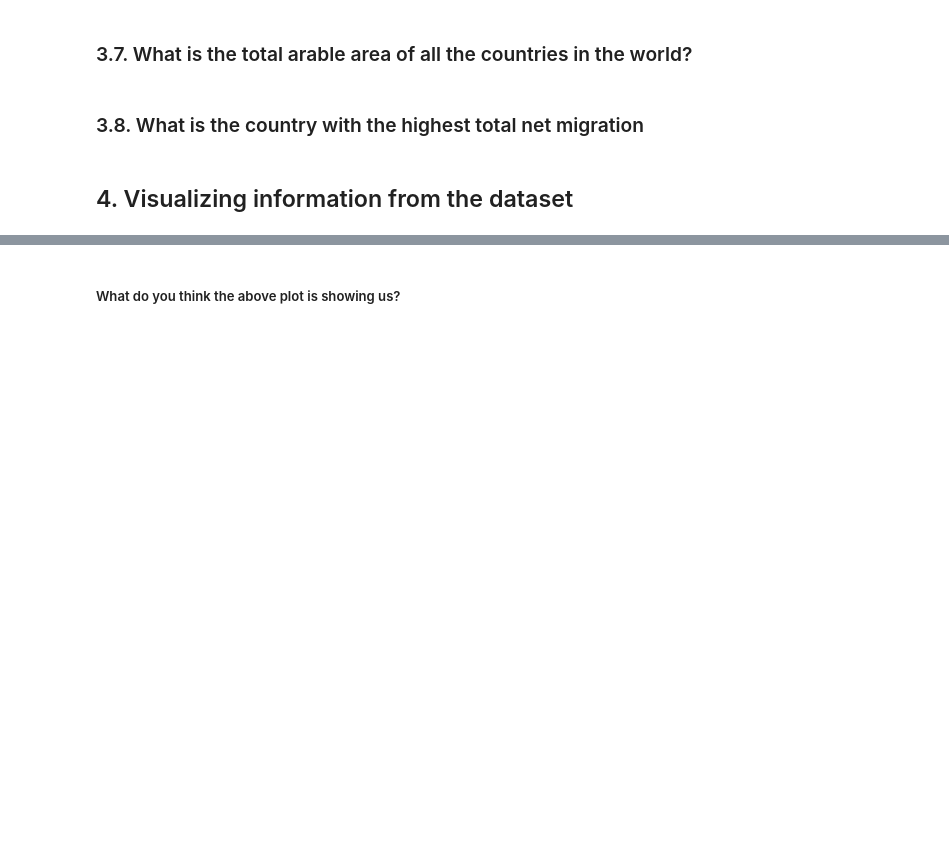
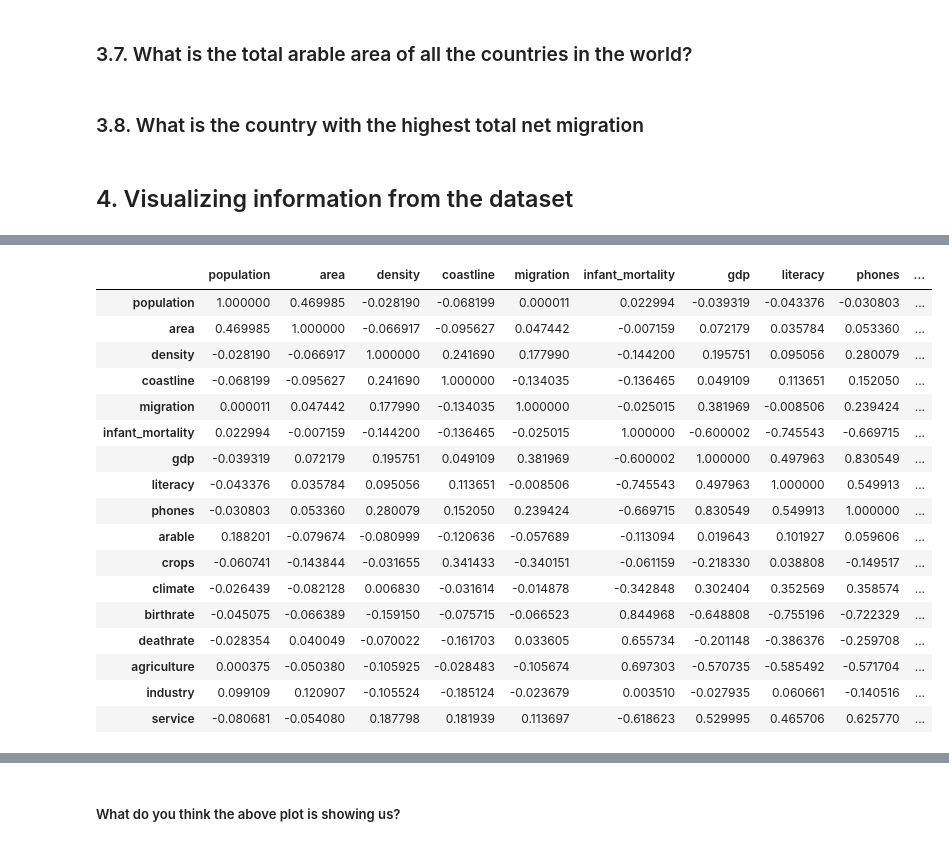
Before and after one commit to sraktale/pygn, a Jupyter notebook: sessions/2/Data Science Intro.ipynb, the cells around one changed output, grey strips where cells are left out. Cells and saved outputs as stored; diff of their text form; code cells hidden in the pictures; blank space fills up the shorter version.

```diff
--- a/sessions/2/Data Science Intro.ipynb
+++ b/sessions/2/Data Science Intro.ipynb
@@ -275,0 +284,22 @@ Some common types of data visualization:
+# %%
+#Lets look at the dataset correlation map.
+data.corr()
+# %% [output]
+|  | population | area | density | coastline | migration | infant_mortality | gdp | literacy | phones | ... |
+| population | 1.000000 | 0.469985 | -0.028190 | -0.068199 | 0.000011 | 0.022994 | -0.039319 | -0.043376 | -0.030803 | ... |
+| area | 0.469985 | 1.000000 | -0.066917 | -0.095627 | 0.047442 | -0.007159 | 0.072179 | 0.035784 | 0.053360 | ... |
+| density | -0.028190 | -0.066917 | 1.000000 | 0.241690 | 0.177990 | -0.144200 | 0.195751 | 0.095056 | 0.280079 | ... |
+| coastline | -0.068199 | -0.095627 | 0.241690 | 1.000000 | -0.134035 | -0.136465 | 0.049109 | 0.113651 | 0.152050 | ... |
+| migration | 0.000011 | 0.047442 | 0.177990 | -0.134035 | 1.000000 | -0.025015 | 0.381969 | -0.008506 | 0.239424 | ... |
+| infant_mortality | 0.022994 | -0.007159 | -0.144200 | -0.136465 | -0.025015 | 1.000000 | -0.600002 | -0.745543 | -0.669715 | ... |
+| gdp | -0.039319 | 0.072179 | 0.195751 | 0.049109 | 0.381969 | -0.600002 | 1.000000 | 0.497963 | 0.830549 | ... |
+| literacy | -0.043376 | 0.035784 | 0.095056 | 0.113651 | -0.008506 | -0.745543 | 0.497963 | 1.000000 | 0.549913 | ... |
+| phones | -0.030803 | 0.053360 | 0.280079 | 0.152050 | 0.239424 | -0.669715 | 0.830549 | 0.549913 | 1.000000 | ... |
+| arable | 0.188201 | -0.079674 | -0.080999 | -0.120636 | -0.057689 | -0.113094 | 0.019643 | 0.101927 | 0.059606 | ... |
+| crops | -0.060741 | -0.143844 | -0.031655 | 0.341433 | -0.340151 | -0.061159 | -0.218330 | 0.038808 | -0.149517 | ... |
+| climate | -0.026439 | -0.082128 | 0.006830 | -0.031614 | -0.014878 | -0.342848 | 0.302404 | 0.352569 | 0.358574 | ... |
+| birthrate | -0.045075 | -0.066389 | -0.159150 | -0.075715 | -0.066523 | 0.844968 | -0.648808 | -0.755196 | -0.722329 | ... |
+| deathrate | -0.028354 | 0.040049 | -0.070022 | -0.161703 | 0.033605 | 0.655734 | -0.201148 | -0.386376 | -0.259708 | ... |
+| agriculture | 0.000375 | -0.050380 | -0.105925 | -0.028483 | -0.105674 | 0.697303 | -0.570735 | -0.585492 | -0.571704 | ... |
+| industry | 0.099109 | 0.120907 | -0.105524 | -0.185124 | -0.023679 | 0.003510 | -0.027935 | 0.060661 | -0.140516 | ... |
+| service | -0.080681 | -0.054080 | 0.187798 | 0.181939 | 0.113697 | -0.618623 | 0.529995 | 0.465706 | 0.625770 | ... |
```
Also changed, not shown: parts of 28 cells of this notebook, 1 other file.
